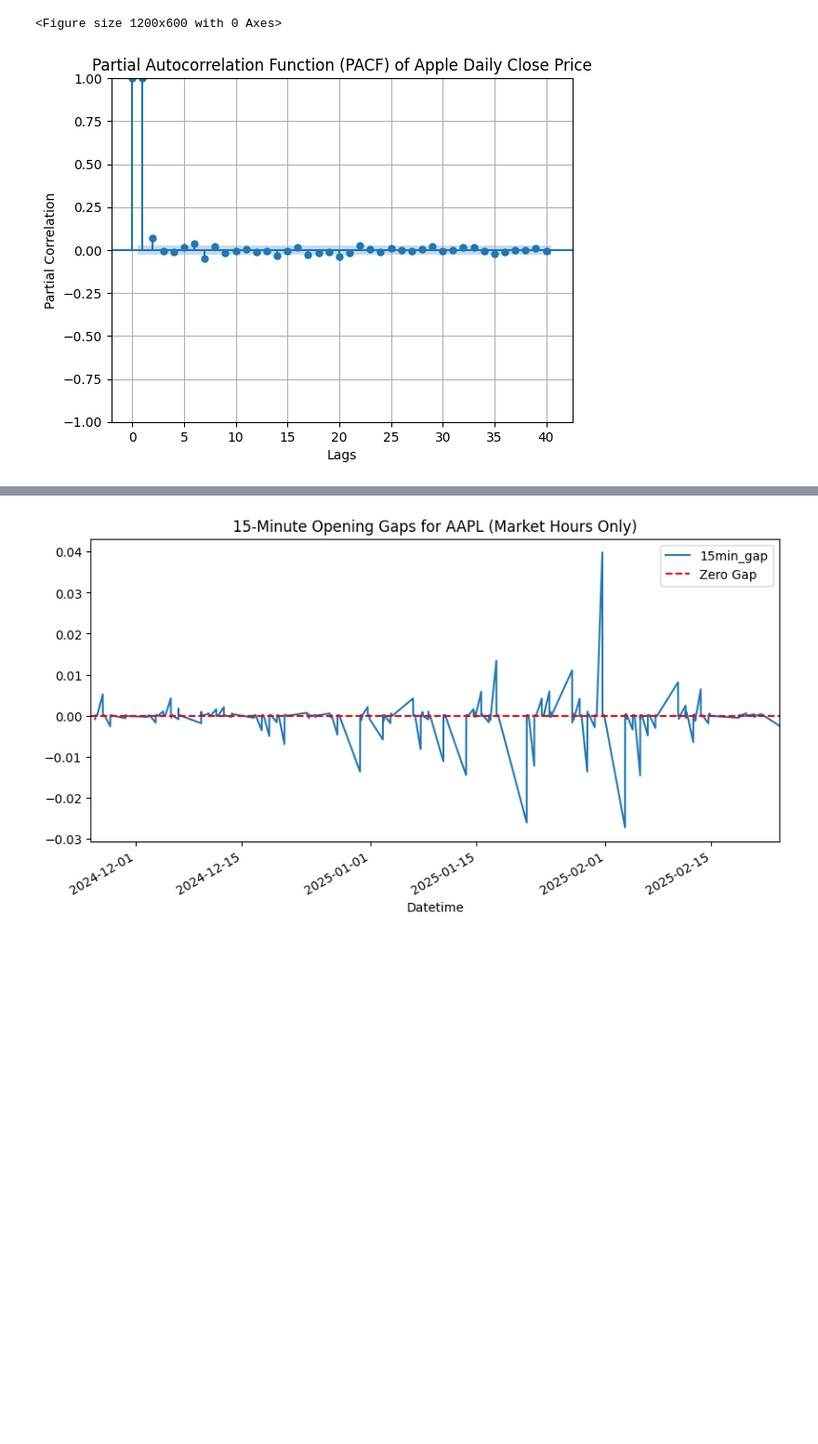
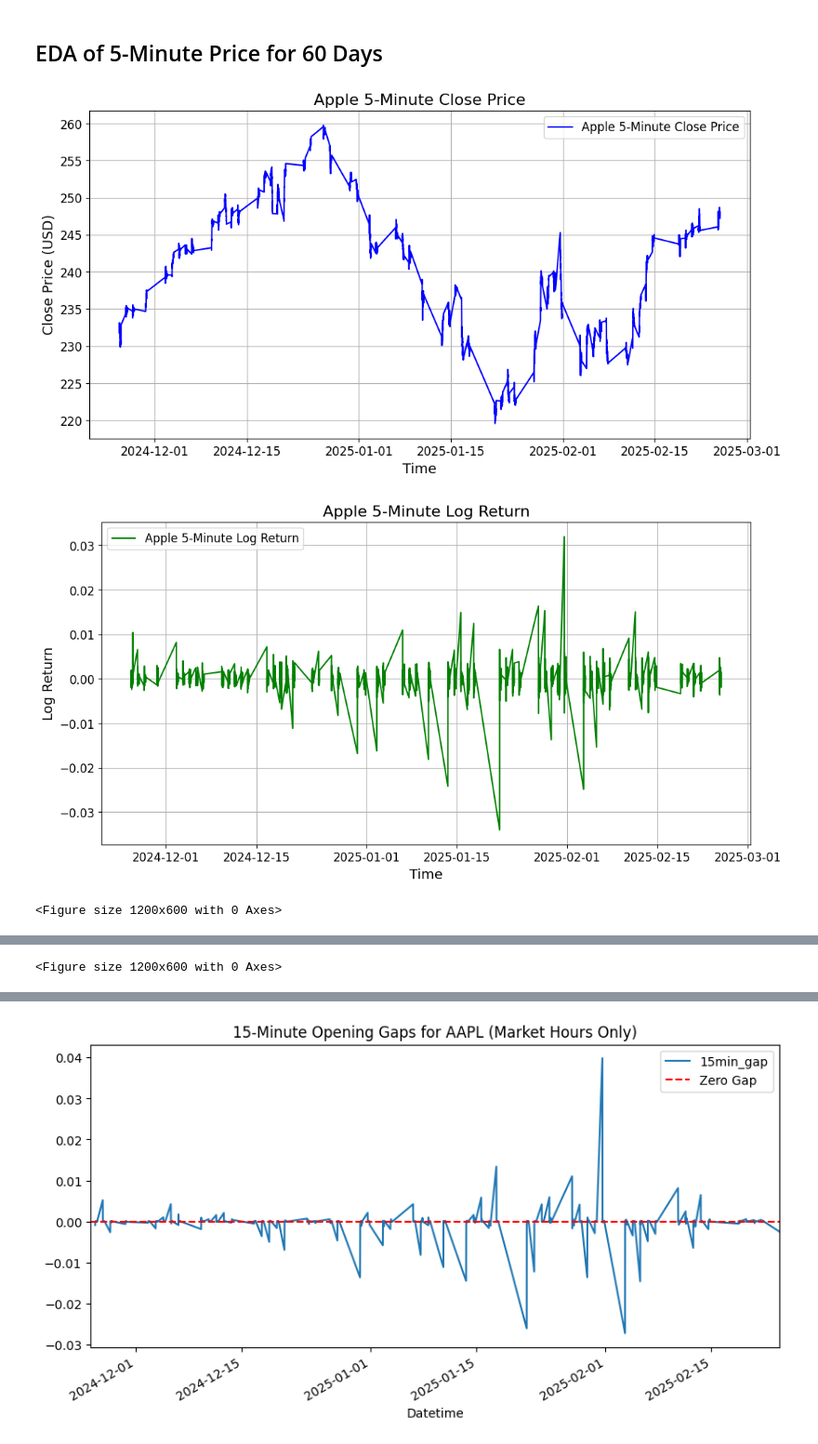
Before and after one commit to luwenkai1997/ts-stock-price-prediction, a Jupyter notebook: EDA-wenkai.ipynb, the cells around one changed output, grey strips where cells are left out. Shown at 93% size. Saved outputs shown, nothing was run; the diff lists cells and outputs as text; code cells hidden in the pictures; blank space fills up the shorter version.

```diff
--- a/EDA-wenkai.ipynb
+++ b/EDA-wenkai.ipynb
@@ -47,15 +130,70 @@ plt.show()
+# %% [markdown]
+## EDA of 5-Minute Price for 60 Days
 # %%
+import pandas as pd
+import matplotlib.pyplot as plt
+import numpy as np
+import yfinance as yf
+
+
+five = pd.read_csv("AAPL_5min_60days.csv")
+five['Datetime'] = pd.to_datetime(five['Datetime'])
+five.set_index('Datetime', inplace=True)
+
+five['Log_Return'] = np.log(five['Close'] / five['Close'].shift(1))
+
+# Set larger font sizes for all text in the plots
+plt.rcParams.update({
+    'font.size': 14,          # General font size
+    'axes.titlesize': 16,     # Title font size
+    'axes.labelsize': 14,     # Axis label font size
+    'xtick.labelsize': 12,    # X-axis tick label font size
+    'ytick.labelsize': 12,    # Y-axis tick label font size
+    'legend.fontsize': 12     # Legend font size
+})
+
+# Time plot of Apple's daily close price
+plt.figure(figsize=(12, 6))
+plt.plot(five['Close'], label='Apple 5-Minute Close Price', color='blue')
+plt.title('Apple 5-Minute Close Price')
+plt.xlabel('Time')
+plt.ylabel('Close Price (USD)')
+plt.legend()
+plt.grid()
+plt.show()
+
+# Time plot of Apple's 5-minute log returns
+plt.figure(figsize=(12, 6))
+plt.plot(five['Log_Return'], label='Apple 5-Minute Log Return', color='green')
+plt.title('Apple 5-Minute Log Return')
+plt.xlabel('Time')
+plt.ylabel('Log Return')
+plt.legend()
+plt.grid()
+plt.show()
+
+
+from statsmodels.graphics.tsaplots import plot_acf
+five = five.dropna()
+
+# Plot ACF of log returns
+plt.figure(figsize=(12, 6))
+plot_acf(five['Log_Return'], lags=40, alpha=0.05, title='ACF of Apple 5-Minute Log Returns')
+plt.xlabel('Lags')
+plt.ylabel('Correlation')
+plt.grid()
+plt.show()
 # PACF
 from statsmodels.graphics.tsaplots import plot_pacf
 
-# PACF plot
+# Plot PACF of log returns
 plt.figure(figsize=(12, 6))
-plot_pacf(data['Close'], lags=40, alpha=0.05, method='ols')
-plt.title('Partial Autocorrelation Function (PACF) of Apple Daily Close Price')
+plot_pacf(five['Log_Return'], lags=40, alpha=0.05, title='PACF of Apple 5-Minute Log Returns')
 plt.xlabel('Lags')
 plt.ylabel('Partial Correlation')
 plt.grid()
 plt.show()
 # %% [output]
+[figure, new version]
+[figure, added]
 <Figure size 1200x600 with 0 Axes>
-[figure, old version]
@@ -61,0 +201 @@ plt.show()
+<Figure size 1200x600 with 0 Axes>
```
Also changed, not shown: parts of 36 cells of this notebook, 1 other file.
